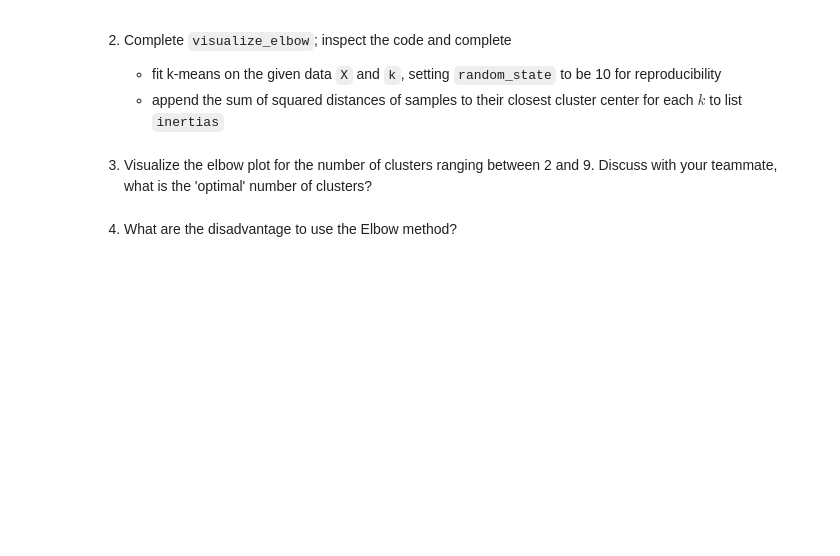
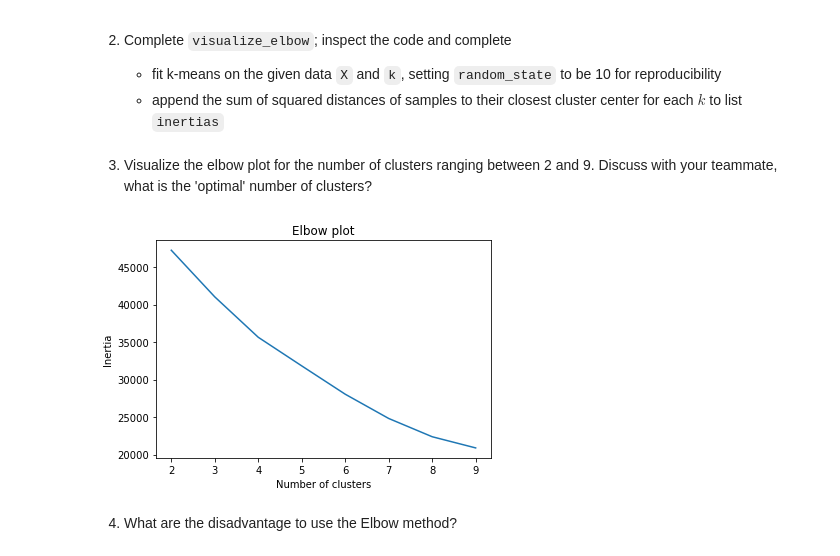
Before and after one commit to curtpond/MLE-10, a Jupyter notebook: assignments/week-08-unsupervised-ml/nb/new-product-launch.ipynb, the cells around one changed output. Saved outputs shown, nothing was run; the diff lists cells and outputs as text; code cells hidden in the pictures; blank space fills up the shorter version.

```diff
--- a/assignments/week-08-unsupervised-ml/nb/new-product-launch.ipynb
+++ b/assignments/week-08-unsupervised-ml/nb/new-product-launch.ipynb
@@ -228,7 +228,9 @@ def visualize_elbow(X, ks):
 3. Visualize the elbow plot for the number of clusters ranging between 2 and 9. Discuss with your teammate, what is the 'optimal' number of clusters?
 # %%
 # Visualize the elbow plot for the scaled data
-visualize_elbow(X, [1,2])
+visualize_elbow(X_reduced, range(2, 10))
+# %% [output]
+[figure, added]
 # %% [markdown]
 4. What are the disadvantage to use the Elbow method?
 # %% [markdown]
```
